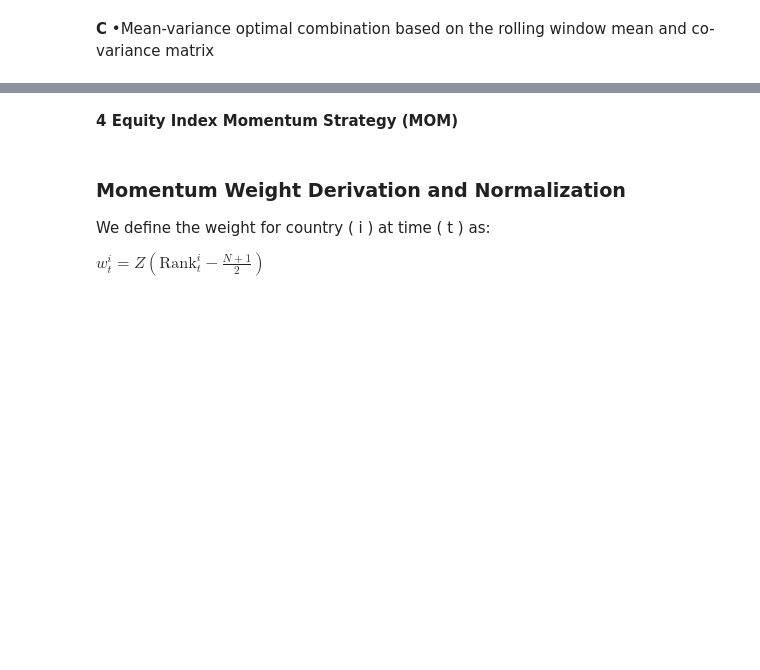
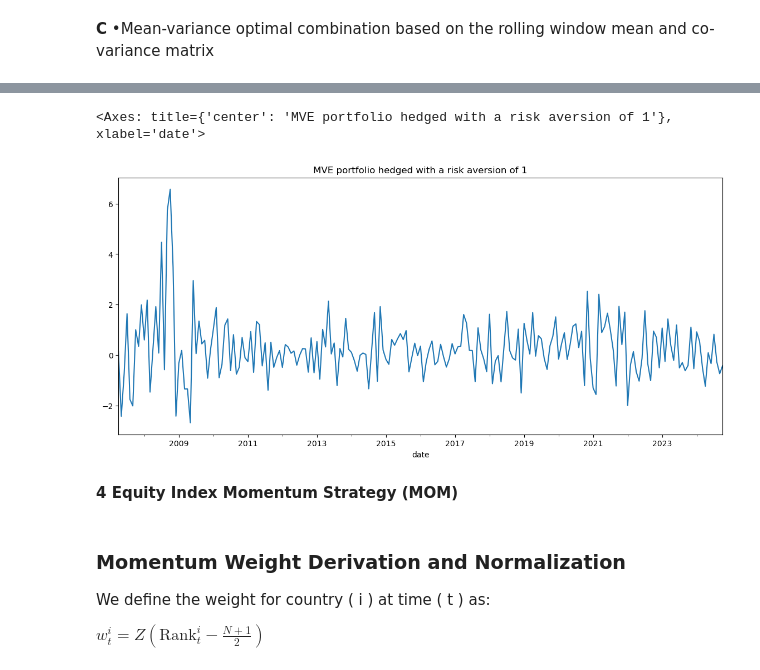
Before and after one commit to Wfiles/global-tactical-fund-simulator, a Jupyter notebook: data_collection.ipynb, the cells around one changed output, grey strips where cells are left out. Saved outputs shown, nothing was run; the diff lists cells and outputs as text; code cells hidden in the pictures; blank space fills up the shorter version.

```diff
--- a/data_collection.ipynb
+++ b/data_collection.ipynb
@@ -386,3 +434,5 @@ Get USD per euro
+# %%
+usd_to_foreign.drop(index=['2002-03-31', '2002-04-30'], inplace=True)
 # %%
 proportion = usd_to_foreign.shift(-1) / usd_to_foreign
 proportion = proportion.dropna()
@@ -655,4 +774,9 @@ Annualized Sharpe Ratio      : 0.576
 --------------------------------------------------
+# %%
+tangency_return_hedged.plot(title='MVE portfolio hedged with a risk aversion of 1', figsize=(14, 6))
+# %% [output]
+<Axes: title={'center': 'MVE portfolio hedged with a risk aversion of 1'}, xlabel='date'>
+[figure, added]
 # %% [markdown]
 **4 Equity Index Momentum Strategy (MOM)**
 # %%
```
Also changed, not shown: parts of 39 cells of this notebook.
